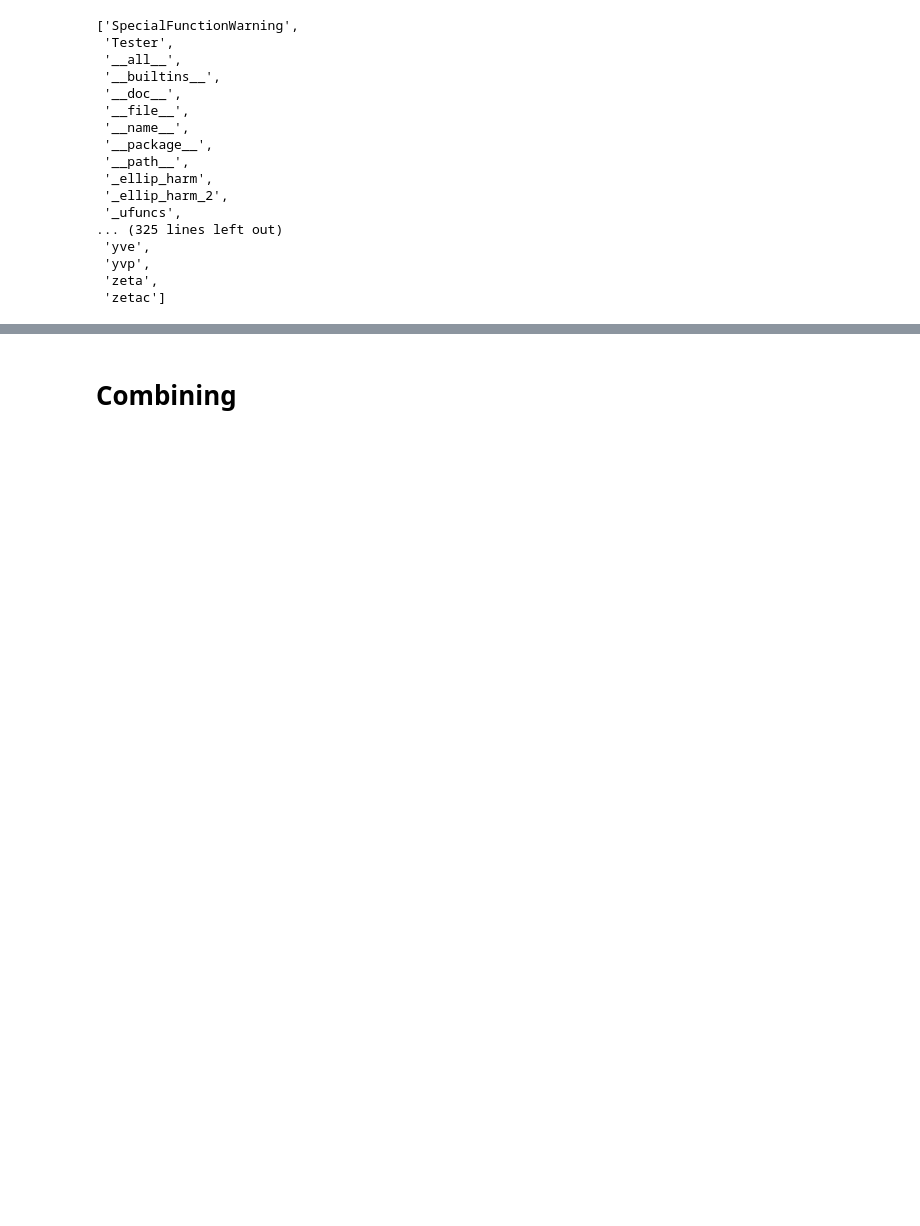
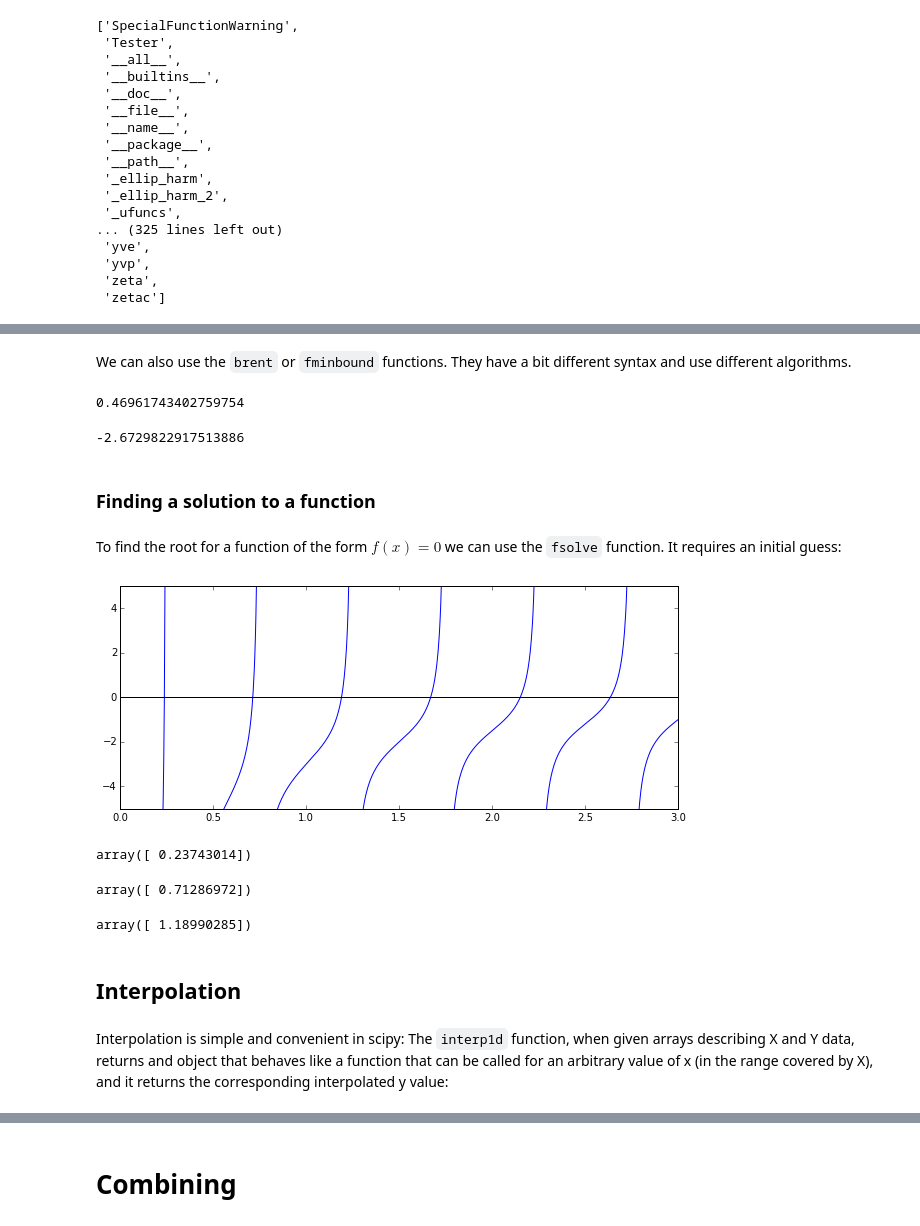
Before and after one commit to hpcit/lectures, a Jupyter notebook: pyscience/[03_01] Scientific computations.ipynb, the cells around one changed output, grey strips where cells are left out. Saved outputs shown, nothing was run; the diff lists cells and outputs as text; code cells hidden in the pictures; blank space fills up the shorter version.

```diff
--- a/pyscience/[03_01] Scientific computations.ipynb
+++ b/pyscience/[03_01] Scientific computations.ipynb
@@ -192,0 +515,46 @@ dir(sp.special)
+# %% [markdown]
+We can also use the `brent` or `fminbound` functions. They have a bit different syntax and use different algorithms.
+# %%
+optimize.brent(f)
+# %% [output]
+0.46961743402759754
+# %%
+optimize.fminbound(f, -4, 2)
+# %% [output]
+-2.6729822917513886
+# %% [markdown]
+### Finding a solution to a function
+# %% [markdown]
+To find the root for a function of the form $f(x) = 0$ we can use the `fsolve` function. It requires an initial guess:
+# %%
+omega_c = 3.0
+def f(omega):
+    # a transcendental equation: resonance frequencies of a low-Q SQUID terminated microwave resonator
+    return tan(2*pi*omega) - omega_c/omega
+# %%
+fig, ax  = plt.subplots(figsize=(10,4))
+x = linspace(0, 3, 1000)
+y = f(x)
+mask = where(abs(y) > 50)
+x[mask] = y[mask] = NaN # get rid of vertical line when the function flip sign
+ax.plot(x, y)
+ax.plot([0, 3], [0, 0], 'k')
+ax.set_ylim(-5,5);
+# %% [output]
+[figure, added]
+# %%
+optimize.fsolve(f, 0.1)
+# %% [output]
+array([ 0.23743014])
+# %%
+optimize.fsolve(f, 0.6)
+# %% [output]
+array([ 0.71286972])
+# %%
+optimize.fsolve(f, 1.1)
+# %% [output]
+array([ 1.18990285])
+# %% [markdown]
+## Interpolation
+# %% [markdown]
+Interpolation is simple and convenient in scipy: The `interp1d` function, when given arrays describing X and Y data, returns and object that behaves like a function that can be called for an arbitrary value of x (in the range covered by X), and it returns the corresponding interpolated y value:
```
Also changed, not shown: parts of 104 cells of this notebook, 10 other files.
